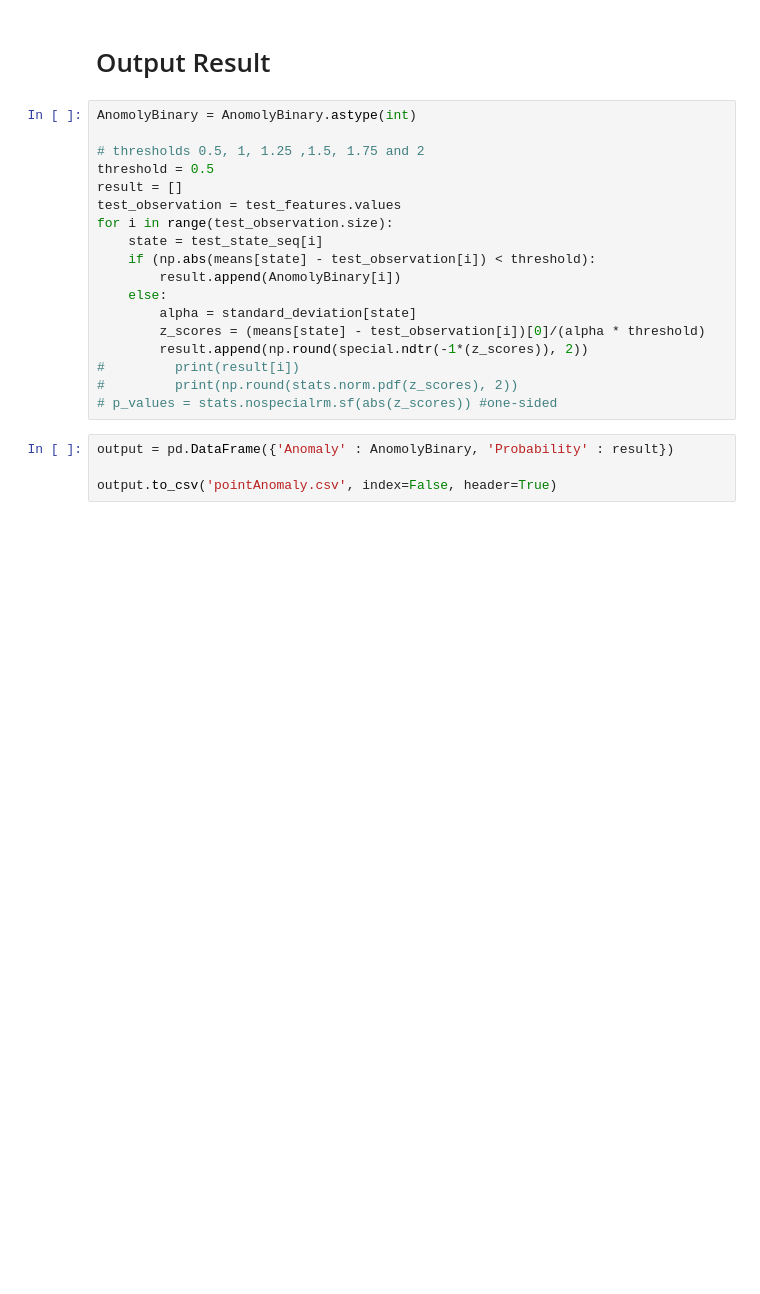
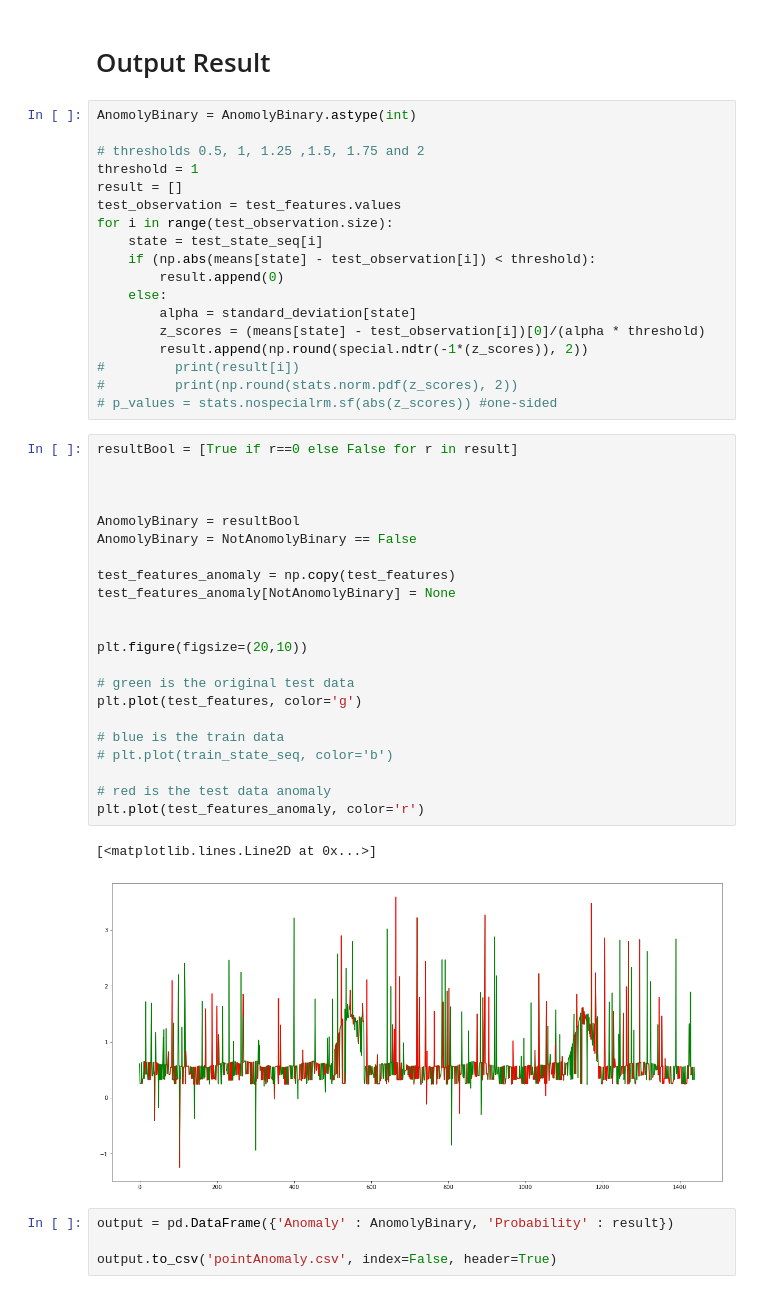
Before and after one commit to Janetx/PowerGrid, a Jupyter notebook: Anomaly-Window.ipynb, the cells around one changed output. Saved outputs shown, nothing was run; the diff lists cells and outputs as text; blank space fills up the shorter version.

```diff
--- a/Anomaly-Window.ipynb
+++ b/Anomaly-Window.ipynb
@@ -137,13 +200,13 @@ plt.plot(test_features_anomaly, color='r')
 AnomolyBinary = AnomolyBinary.astype(int)
 
 # thresholds 0.5, 1, 1.25 ,1.5, 1.75 and 2
-threshold = 0.5
+threshold = 1
 result = []
 test_observation = test_features.values
 for i in range(test_observation.size):
     state = test_state_seq[i]
     if (np.abs(means[state] - test_observation[i]) < threshold):
-        result.append(AnomolyBinary[i])
+        result.append(0)
     else:
         alpha = standard_deviation[state]
         z_scores = (means[state] - test_observation[i])[0]/(alpha * threshold)
@@ -151,6 +214,31 @@ for i in range(test_observation.size):
 #         print(result[i])
 #         print(np.round(stats.norm.pdf(z_scores), 2))
 # p_values = stats.nospecialrm.sf(abs(z_scores)) #one-sided
+# %%
+resultBool = [True if r==0 else False for r in result]
+
+
+
+AnomolyBinary = resultBool
+AnomolyBinary = NotAnomolyBinary == False
+
+test_features_anomaly = np.copy(test_features)
+test_features_anomaly[NotAnomolyBinary] = None
+
+
+plt.figure(figsize=(20,10))
+
+# green is the original test data
+plt.plot(test_features, color='g')
+
+# blue is the train data
+# plt.plot(train_state_seq, color='b')
+
+# red is the test data anomaly
+plt.plot(test_features_anomaly, color='r')
+# %% [output]
+[<matplotlib.lines.Line2D at 0x...>]
+[figure, added]
 # %%
 output = pd.DataFrame({'Anomaly' : AnomolyBinary, 'Probability' : result})
 
```
Also changed, not shown: parts of 8 cells of this notebook.
